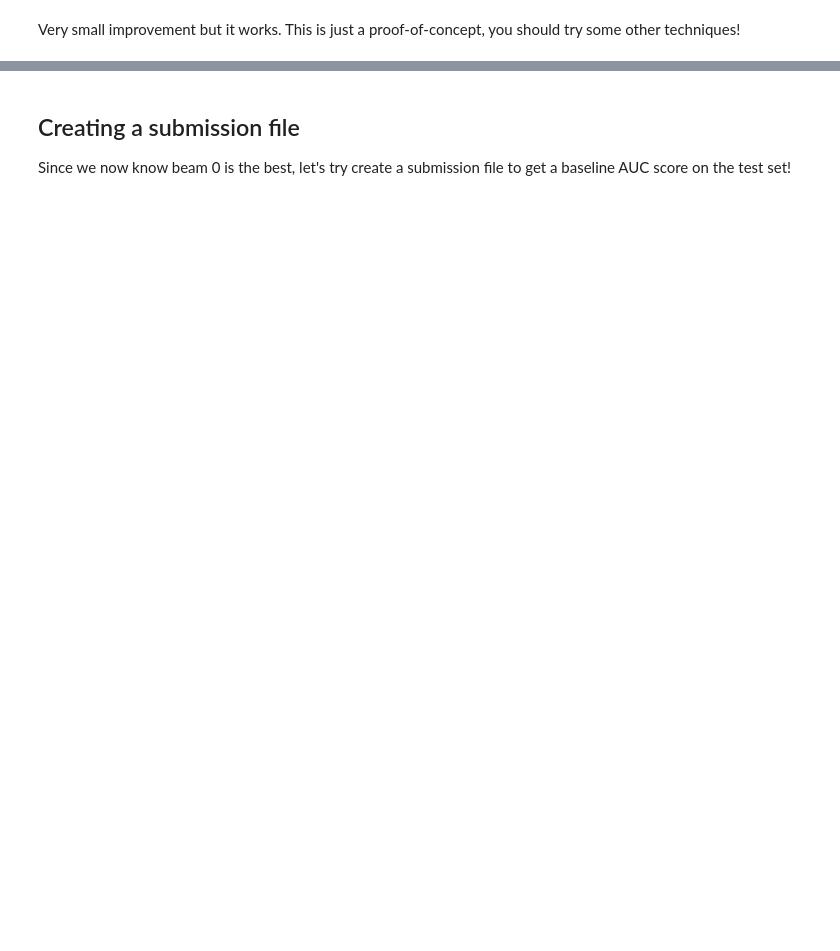
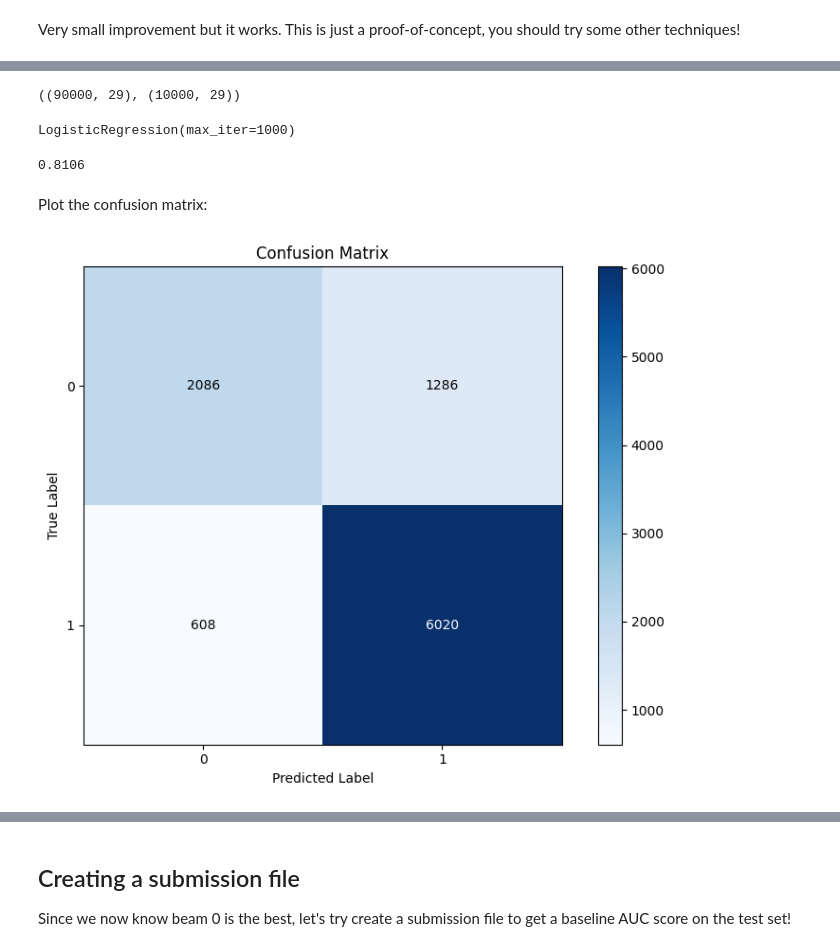
Before and after one commit to BioGeek/hackathon_indaba_senegal_2024, a Jupyter notebook: starter_notebook.ipynb, the cells around one changed output, grey strips where cells are left out. Saved outputs shown, nothing was run; the diff lists cells and outputs as text; code cells hidden in the pictures; blank space fills up the shorter version.

```diff
--- a/starter_notebook.ipynb
+++ b/starter_notebook.ipynb
@@ -375,0 +638,62 @@ Very small improvement but it works. This is just a proof-of-concept, you should
+# %%
+from sklearn.model_selection import train_test_split
+
+train, valid = train_test_split(data_df, random_state=42, test_size=0.1)
+train = train.reset_index(drop=True)
+valid = valid.reset_index(drop=True)
+train.shape, valid.shape
+# %% [output]
+((90000, 29), (10000, 29))
+# %%
+train_labels = train["target"] == train["preds_beam_0"]
+valid_labels = valid["target"] == valid["preds_beam_0"]
+# %%
+from sklearn.linear_model import LogisticRegression
+from sklearn.metrics import accuracy_score, confusion_matrix, classification_report
+
+features = ['precursor_mz', 'precursor_charge', 'delta_ppm_0', 'ion_matches', 'ion_match_intensity']
+
+X_train = train[features]
+X_valid = valid[features]
+
+clf = LogisticRegression(max_iter=1000)
+clf.fit(X_train, train_labels)
+# %% [output]
+LogisticRegression(max_iter=1000)
+# %%
+preds = clf.predict(X_valid)
+probs = clf.predict_proba(X_valid)
+
+accuracy_score(valid_labels, preds)
+# %% [output]
+0.8106
+# %% [markdown]
+Plot the confusion matrix:
+# %%
+conf_matrix = confusion_matrix(valid_labels, preds)
+
+# Plot the confusion matrix
+plt.figure(figsize=(8, 6))
+plt.imshow(conf_matrix, interpolation='nearest', cmap=plt.cm.Blues)
+plt.title('Confusion Matrix')
+plt.colorbar()
+tick_marks = range(len(set(valid_labels)))
+plt.xticks(tick_marks, tick_marks)
+plt.yticks(tick_marks, tick_marks)
+
+# Labeling the axes
+plt.xlabel('Predicted Label')
+plt.ylabel('True Label')
+
+# Adding the numbers in the cells
+thresh = conf_matrix.max() / 2.
+for i in range(conf_matrix.shape[0]):
+    for j in range(conf_matrix.shape[1]):
+        plt.text(j, i, format(conf_matrix[i, j], 'd'),
+                 ha="center", va="center",
+                 color="white" if conf_matrix[i, j] > thresh else "black")
+
+plt.tight_layout()
+plt.show()
+# %% [output]
+[figure, added]
```
Also changed, not shown: parts of 39 cells of this notebook.
